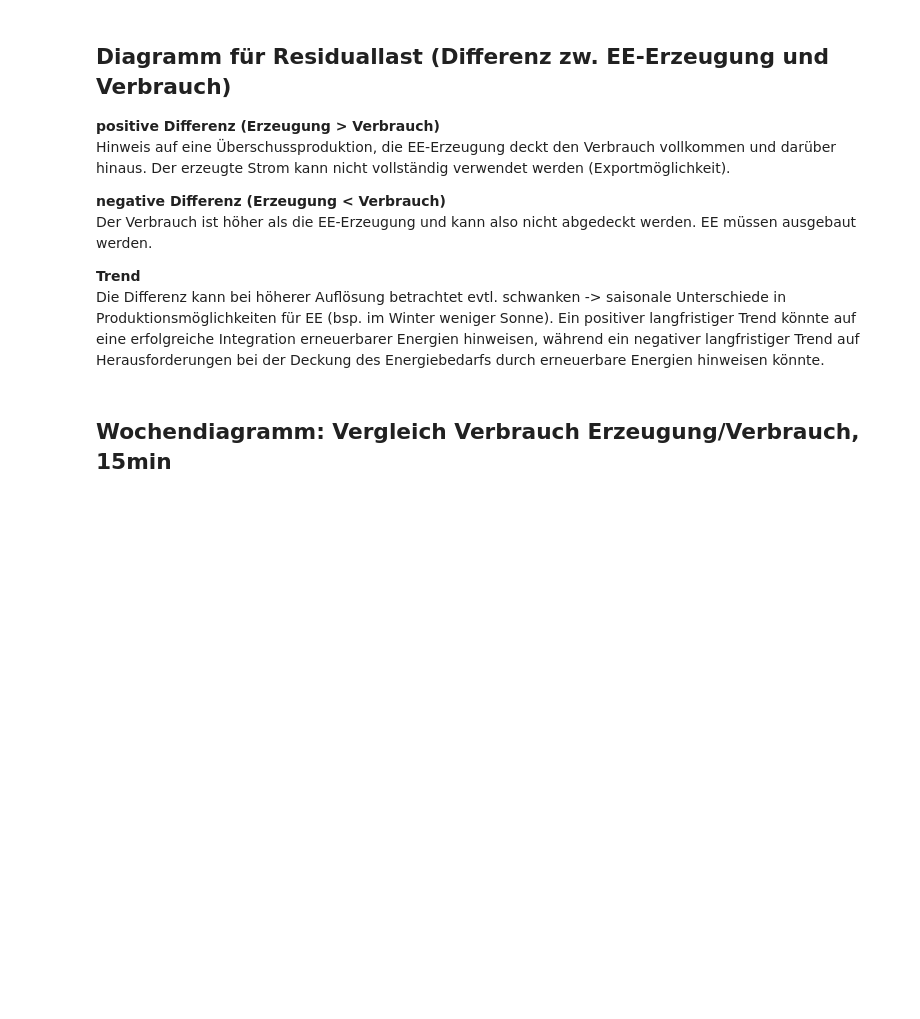
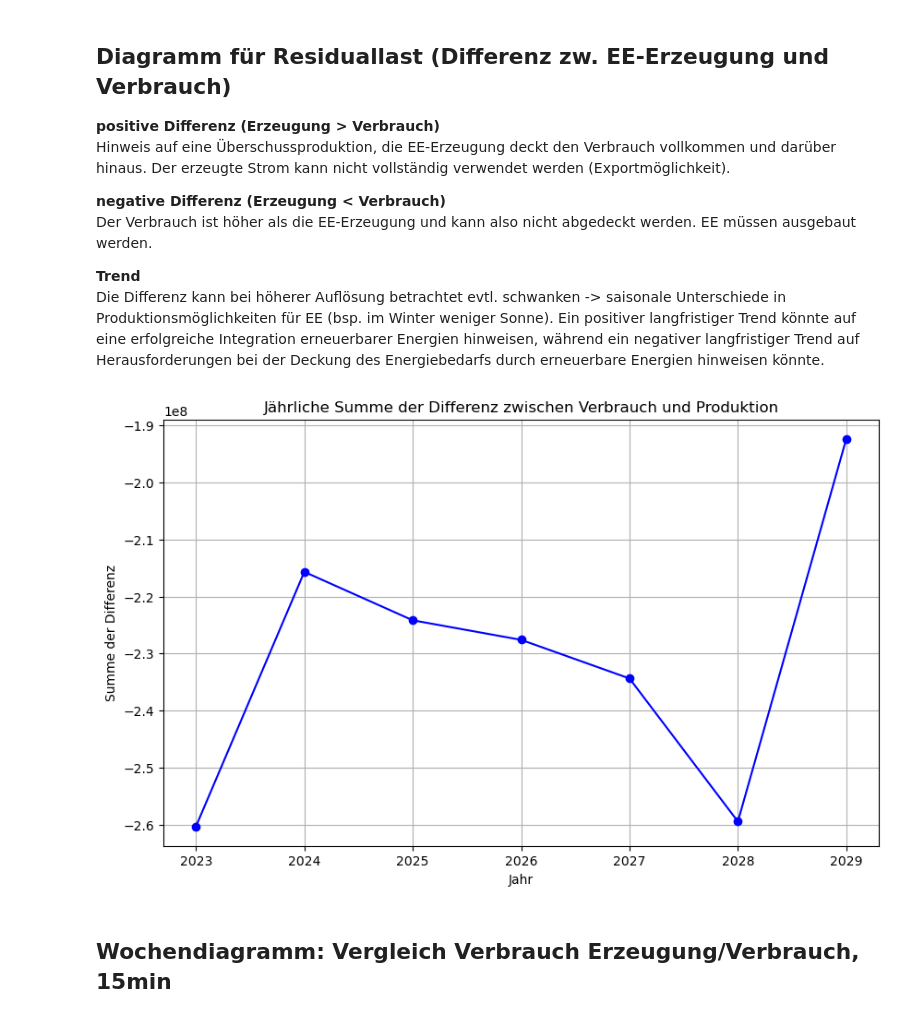
Before and after one commit to Gregor1998/Klimaneutral-20245, a Jupyter notebook: prototyp_2.ipynb, the cells around one changed output. Drawn from its saved outputs; the diff is of its cells as text; code cells hidden in the pictures; blank space fills up the shorter version.

```diff
--- a/prototyp_2.ipynb
+++ b/prototyp_2.ipynb
@@ -327,7 +350,9 @@ Der Verbrauch ist höher als die EE-Erzeugung und kann also nicht abgedeckt werd
 Die Differenz kann bei höherer Auflösung betrachtet evtl. schwanken -> saisonale Unterschiede in Produktionsmöglichkeiten für EE (bsp. im Winter weniger Sonne).
 Ein positiver langfristiger Trend könnte auf eine erfolgreiche Integration erneuerbarer Energien hinweisen, während ein negativer langfristiger Trend auf Herausforderungen bei der Deckung des Energiebedarfs durch erneuerbare Energien hinweisen könnte.
 # %%
-#plotResidualDiagram(2023, 2030, directory_yearly_generation, consumption_existing_years)
+plotResidualDiagram(2023, 2030, directory_yearly_generation, consumption_existing_years)
+# %% [output]
+[figure, added]
 # %% [markdown]
 ## Wochendiagramm: Vergleich Verbrauch Erzeugung/Verbrauch, 15min
 # %%
```
Also changed, not shown: parts of 8 cells of this notebook, 5 other files.
